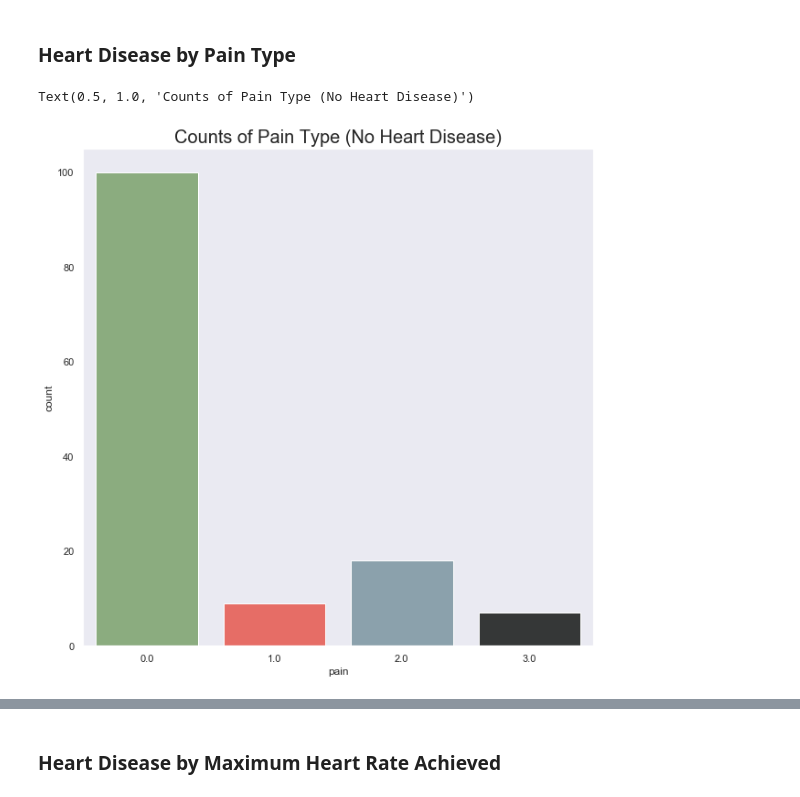
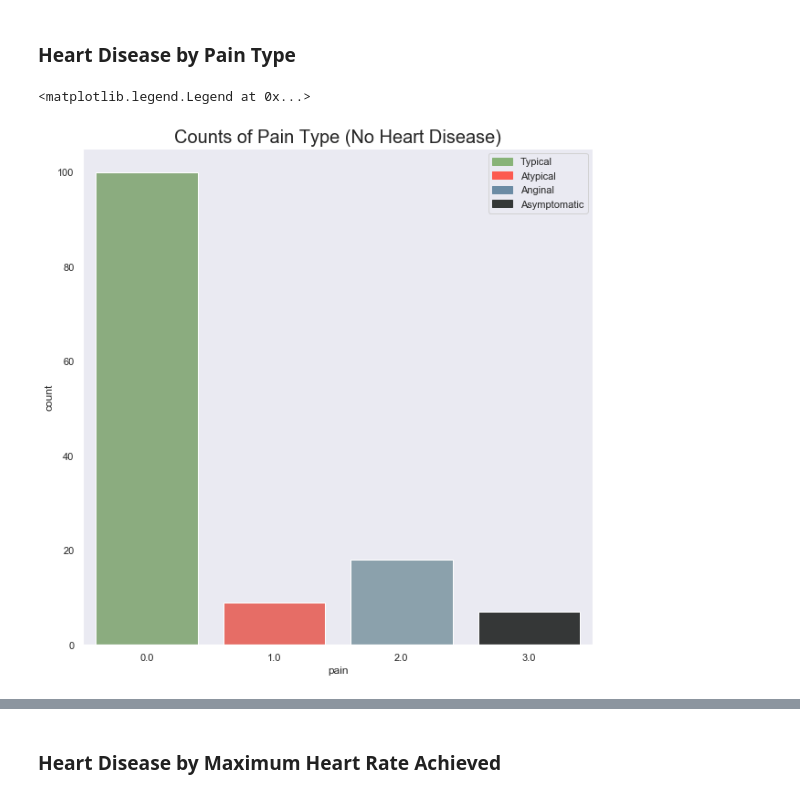
Before and after one commit to ljsauer/LaunchCode, a Jupyter notebook: Final Project - EDA/Heart_Disease_EDA.ipynb, the cells around one changed output, grey strips where cells are left out. Cells and saved outputs as stored; diff of their text form; code cells hidden in the pictures.

```diff
--- a/Final Project - EDA/Heart_Disease_EDA.ipynb
+++ b/Final Project - EDA/Heart_Disease_EDA.ipynb
@@ -189,6 +192,5 @@ a.legend('F'+'M', title='Sex')
 # %%
 # Distribution of ages by presence of heart disease
-plt.rcParams['figure.figsize'] = (10, 10)
 a = sns.countplot(x='age_group', hue='target', palette=sns.color_palette(coolwarm), data=data)
 
 plt.rcParams['figure.figsize'] = (10, 10)
@@ -209,13 +211,20 @@ no_hd_pain = data.pain.where(no_hd)
 hd_pain = data.pain.where(hd)
 # %%
 # Visualize pain type for those with no heart disease
-sns.countplot(no_hd_pain, palette=custom)
+a = sns.countplot(no_hd_pain, palette=custom)
 
 plt.rcParams['figure.figsize'] = (10, 10)
 plt.title('Counts of Pain Type (No Heart Disease)', size=20)
+
+# Create legend for pain types
+zero = pt.Patch(color = '#88b378', label='Typical')
+one = pt.Patch(color = '#fc5a50', label='Atypical')
+two = pt.Patch(color = '#6b8ba4', label='Anginal')
+three = pt.Patch(color = '#343837', label='Asymptomatic')
+plt.legend(handles = [zero, one, two, three])
 # %% [output]
-Text(0.5, 1.0, 'Counts of Pain Type (No Heart Disease)')
+<matplotlib.legend.Legend at 0x...>
-[figure, old version]
+[figure, new version]
 # %%
 # Visualize pain type by those with heart disease
 sns.countplot(hd_pain, palette=custom)
```
Also changed, not shown: parts of 9 cells of this notebook.
